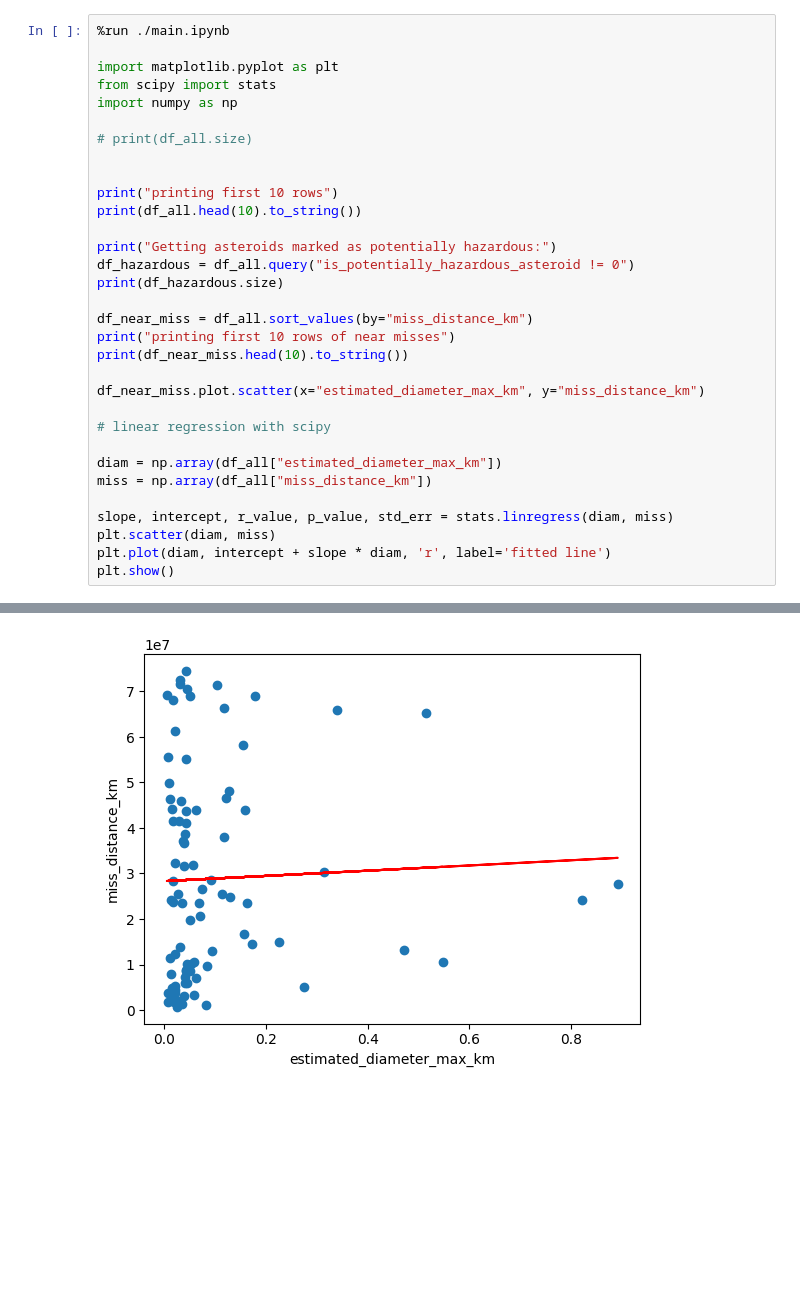
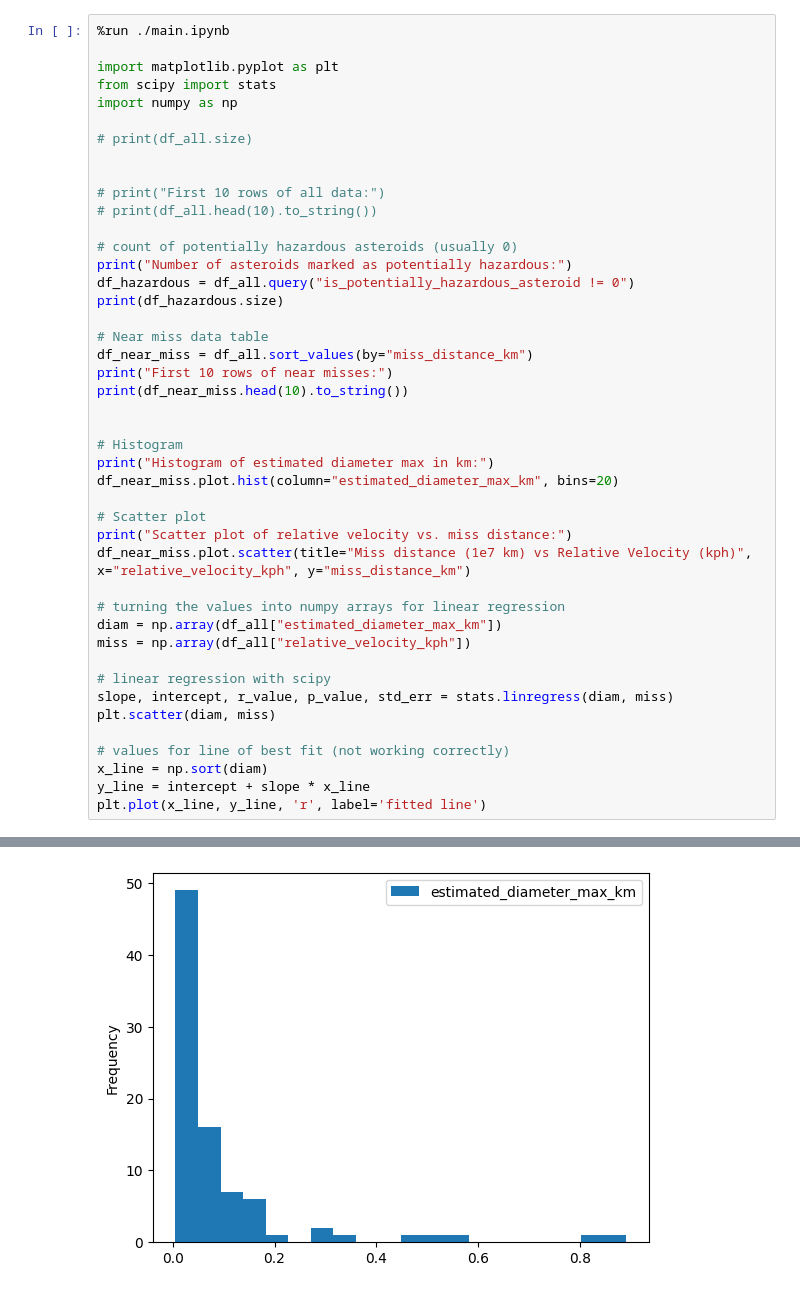
Before and after one commit to blobinaticuber/301-space-traffic-control, a Jupyter notebook: python/q2.ipynb, the cells around one changed output, grey strips where cells are left out. Cells and saved outputs as stored; diff of their text form; blank space fills up the shorter version.

Commit message:
added histogram

```diff
--- a/python/q2.ipynb
+++ b/python/q2.ipynb
@@ -13,26 +13,38 @@ import numpy as np
 # print(df_all.size)
 
 
-print("printing first 10 rows")
-print(df_all.head(10).to_string())
+# print("First 10 rows of all data:")
+# print(df_all.head(10).to_string())
 
-print("Getting asteroids marked as potentially hazardous:")
+# count of potentially hazardous asteroids (usually 0)
+print("Number of asteroids marked as potentially hazardous:")
 df_hazardous = df_all.query("is_potentially_hazardous_asteroid != 0")
 print(df_hazardous.size)
 
+# Near miss data table
 df_near_miss = df_all.sort_values(by="miss_distance_km")
-print("printing first 10 rows of near misses")
+print("First 10 rows of near misses:")
 print(df_near_miss.head(10).to_string())
 
-df_near_miss.plot.scatter(x="estimated_diameter_max_km", y="miss_distance_km")
+
+# Histogram
+print("Histogram of estimated diameter max in km:")
+df_near_miss.plot.hist(column="estimated_diameter_max_km", bins=20)
+
+# Scatter plot
+print("Scatter plot of relative velocity vs. miss distance:")
+df_near_miss.plot.scatter(title="Miss distance (1e7 km) vs Relative Velocity (kph)", x="relative_velocity_kph", y="miss_distance_km")
+
+# turning the values into numpy arrays for linear regression
+diam = np.array(df_all["estimated_diameter_max_km"])
+miss = np.array(df_all["relative_velocity_kph"])
 
 # linear regression with scipy
-
-diam = np.array(df_all["estimated_diameter_max_km"])
-miss = np.array(df_all["miss_distance_km"])
-
 slope, intercept, r_value, p_value, std_err = stats.linregress(diam, miss)
 plt.scatter(diam, miss)
-plt.plot(diam, intercept + slope * diam, 'r', label='fitted line')
-plt.show()
+
+# values for line of best fit (not working correctly)
+x_line = np.sort(diam)
+y_line = intercept + slope * x_line
+plt.plot(x_line, y_line, 'r', label='fitted line')
 # %% [output]
@@ -56 +68 @@ printing first 10 rows
-[figure, old version]
+[figure, new version]
```
Also changed, not shown: parts of 2 cells of this notebook, 2 other files.
